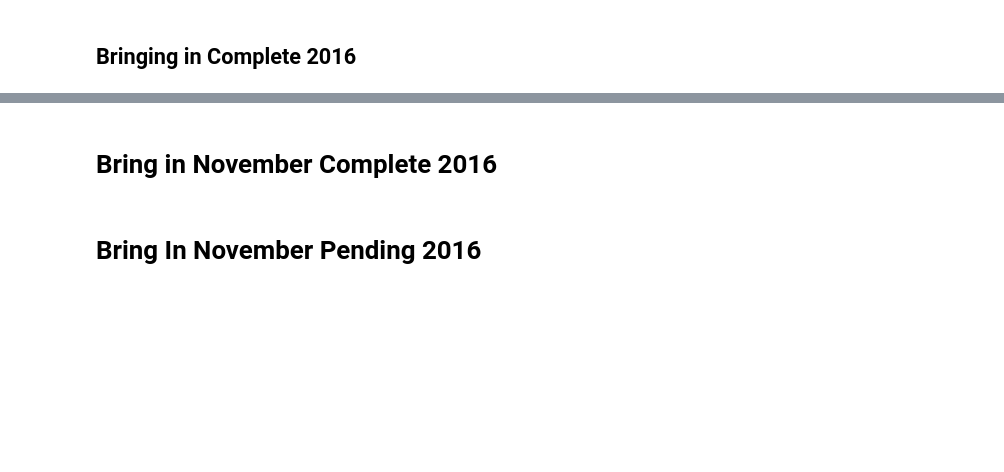
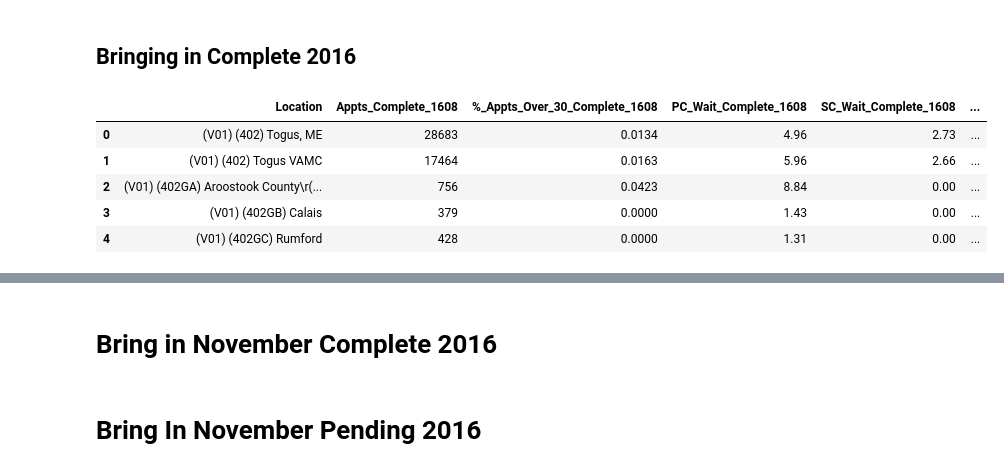
Before and after one commit to isabella232/va-data-analysis, a Jupyter notebook: Generate_CSV.ipynb, the cells around one changed output, grey strips where cells are left out. Saved outputs shown, nothing was run; the diff lists cells and outputs as text; code cells hidden in the pictures; blank space fills up the shorter version.

```diff
--- a/Generate_CSV.ipynb
+++ b/Generate_CSV.ipynb
@@ -229,29 +301,36 @@ check_len(master)
 # %%
 def get_station(new_string):
     try:
         query = r"^\((V\d\d)\) \(([0-9,A-Z]{3,5})"
         m = re.search(query, new_string)
         return m.group(2).upper()
     except:
         None
 
 staff["Station"] = staff["ORGANIZATION"].apply(get_station)
 
 
 
 
 def make_df_2016(Type,Time,File):
     Title = "{}_{}".format(Type,Time)
     csv = pd.read_csv(File,
                                usecols=[0,1,5,13,14,15],
                                skiprows=[0], #skipping the original header
                                names=["Location","Appts_{}".format(Title),
                                       "%_Appts_Over_30_{}".format(Title),
                                       "PC_Wait_{}".format(Title),
                                       "SC_Wait_{}".format(Title),"MH_Wait_{}".format(Title)])
     csv["Station"] = csv["Location"].apply(get_station)
     return csv
-Complete_1608 = make_df_2016("Complete","1608","Wait_Time/Completed_Cleaned/16_08_31_Wait_Complete.csv")
+Complete_1608 = make_df_2016("Complete","1608","Data/Wait_Time/Completed_Cleaned/16_08_31_Wait_Complete.csv")
 Complete_1608.head()
+# %% [output]
+|  | Location | Appts_Complete_1608 | %_Appts_Over_30_Complete_1608 | PC_Wait_Complete_1608 | SC_Wait_Complete_1608 | ... |
+| 0 | (V01) (402) Togus, ME | 28683 | 0.0134 | 4.96 | 2.73 | ... |
+| 1 | (V01) (402) Togus VAMC | 17464 | 0.0163 | 5.96 | 2.66 | ... |
+| 2 | (V01) (402GA) Aroostook County\r(... | 756 | 0.0423 | 8.84 | 0.00 | ... |
+| 3 | (V01) (402GB) Calais | 379 | 0.0000 | 1.43 | 0.00 | ... |
+| 4 | (V01) (402GC) Rumford | 428 | 0.0000 | 1.31 | 0.00 | ... |
 # %%
 len(Complete_1608)
```
Also changed, not shown: parts of 23 cells of this notebook, 6 other files.
